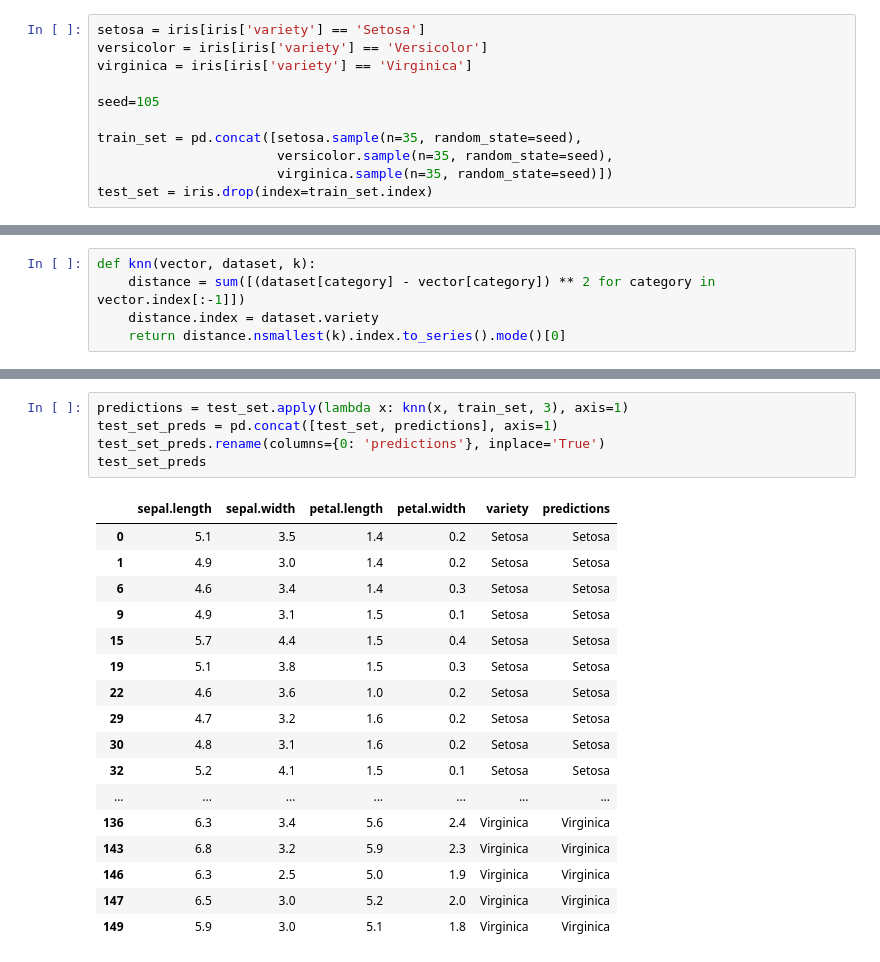
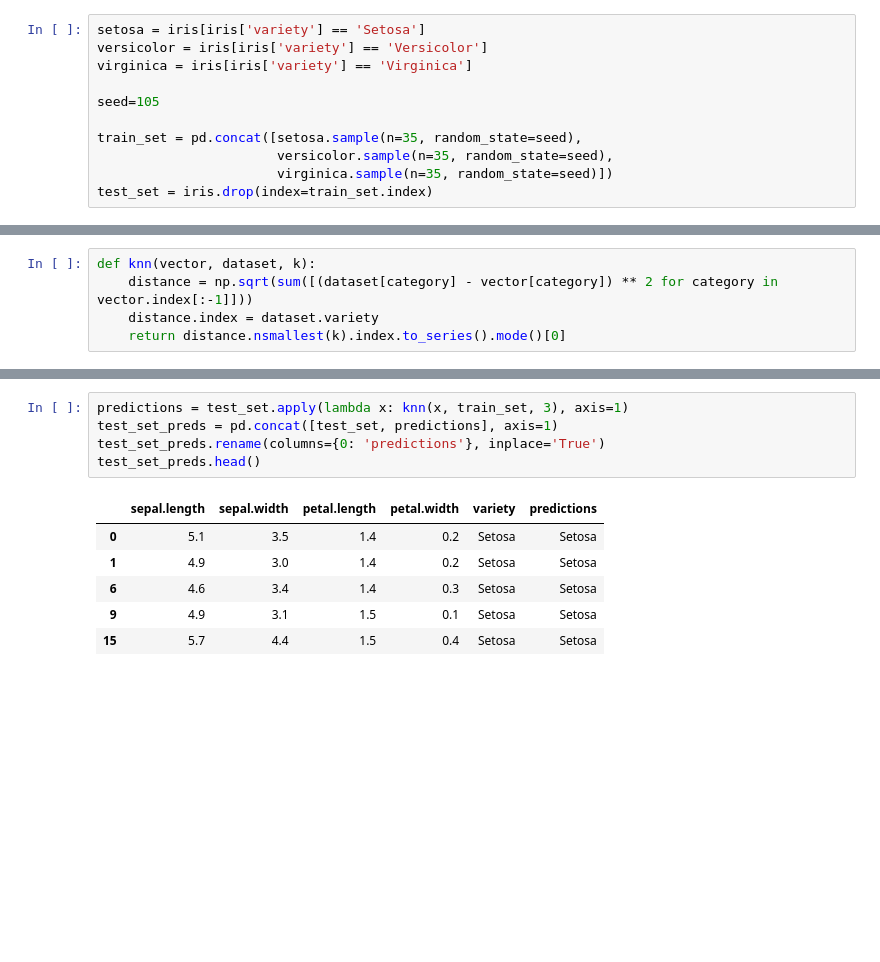
Before and after one commit to wojtekolesinski/ml-models, a Jupyter notebook: knn/jupyter/knn.ipynb, the cells around one changed output, grey strips where cells are left out. Saved outputs shown, nothing was run; the diff lists cells and outputs as text; blank space fills up the shorter version.

```diff
--- a/knn/jupyter/knn.ipynb
+++ b/knn/jupyter/knn.ipynb
@@ -39,6 +41,6 @@ test_set.head()
 # %%
 def knn(vector, dataset, k):
-    distance = sum([(dataset[category] - vector[category]) ** 2 for category in vector.index[:-1]])
+    distance = np.sqrt(sum([(dataset[category] - vector[category]) ** 2 for category in vector.index[:-1]]))
     distance.index = dataset.variety
     return distance.nsmallest(k).index.to_series().mode()[0]
 # %%
@@ -71,23 +74,12 @@ dtype: float64
 # %%
 predictions = test_set.apply(lambda x: knn(x, train_set, 3), axis=1)
 test_set_preds = pd.concat([test_set, predictions], axis=1)
 test_set_preds.rename(columns={0: 'predictions'}, inplace='True')
-test_set_preds
+test_set_preds.head()
 # %% [output]
 |  | sepal.length | sepal.width | petal.length | petal.width | variety | predictions |
 | 0 | 5.1 | 3.5 | 1.4 | 0.2 | Setosa | Setosa |
 | 1 | 4.9 | 3.0 | 1.4 | 0.2 | Setosa | Setosa |
 | 6 | 4.6 | 3.4 | 1.4 | 0.3 | Setosa | Setosa |
 | 9 | 4.9 | 3.1 | 1.5 | 0.1 | Setosa | Setosa |
 | 15 | 5.7 | 4.4 | 1.5 | 0.4 | Setosa | Setosa |
-| 19 | 5.1 | 3.8 | 1.5 | 0.3 | Setosa | Setosa |
-| 22 | 4.6 | 3.6 | 1.0 | 0.2 | Setosa | Setosa |
-| 29 | 4.7 | 3.2 | 1.6 | 0.2 | Setosa | Setosa |
-| 30 | 4.8 | 3.1 | 1.6 | 0.2 | Setosa | Setosa |
-| 32 | 5.2 | 4.1 | 1.5 | 0.1 | Setosa | Setosa |
-| ... | ... | ... | ... | ... | ... | ... |
-| 136 | 6.3 | 3.4 | 5.6 | 2.4 | Virginica | Virginica |
-| 143 | 6.8 | 3.2 | 5.9 | 2.3 | Virginica | Virginica |
-| 146 | 6.3 | 2.5 | 5.0 | 1.9 | Virginica | Virginica |
-| 147 | 6.5 | 3.0 | 5.2 | 2.0 | Virginica | Virginica |
-| 149 | 5.9 | 3.0 | 5.1 | 1.8 | Virginica | Virginica |
```
Also changed, not shown: parts of 11 cells of this notebook.
